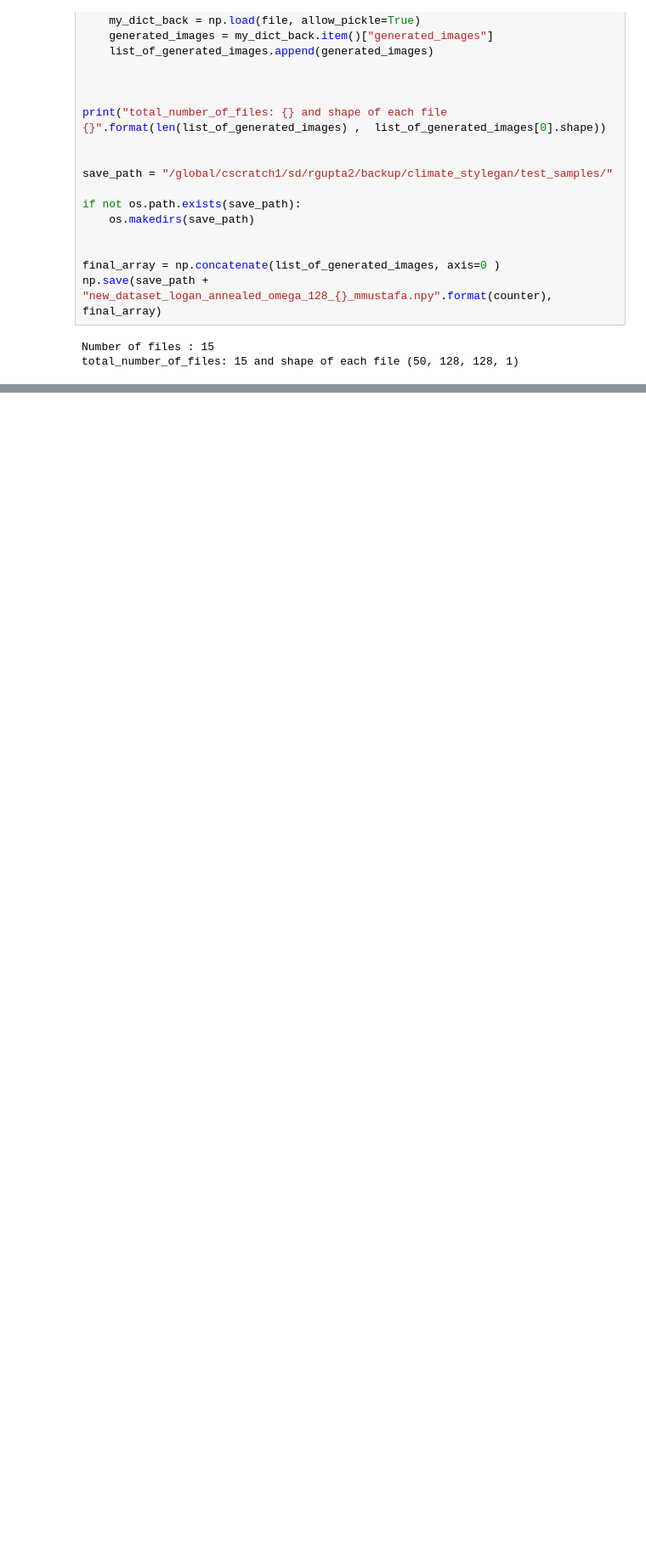
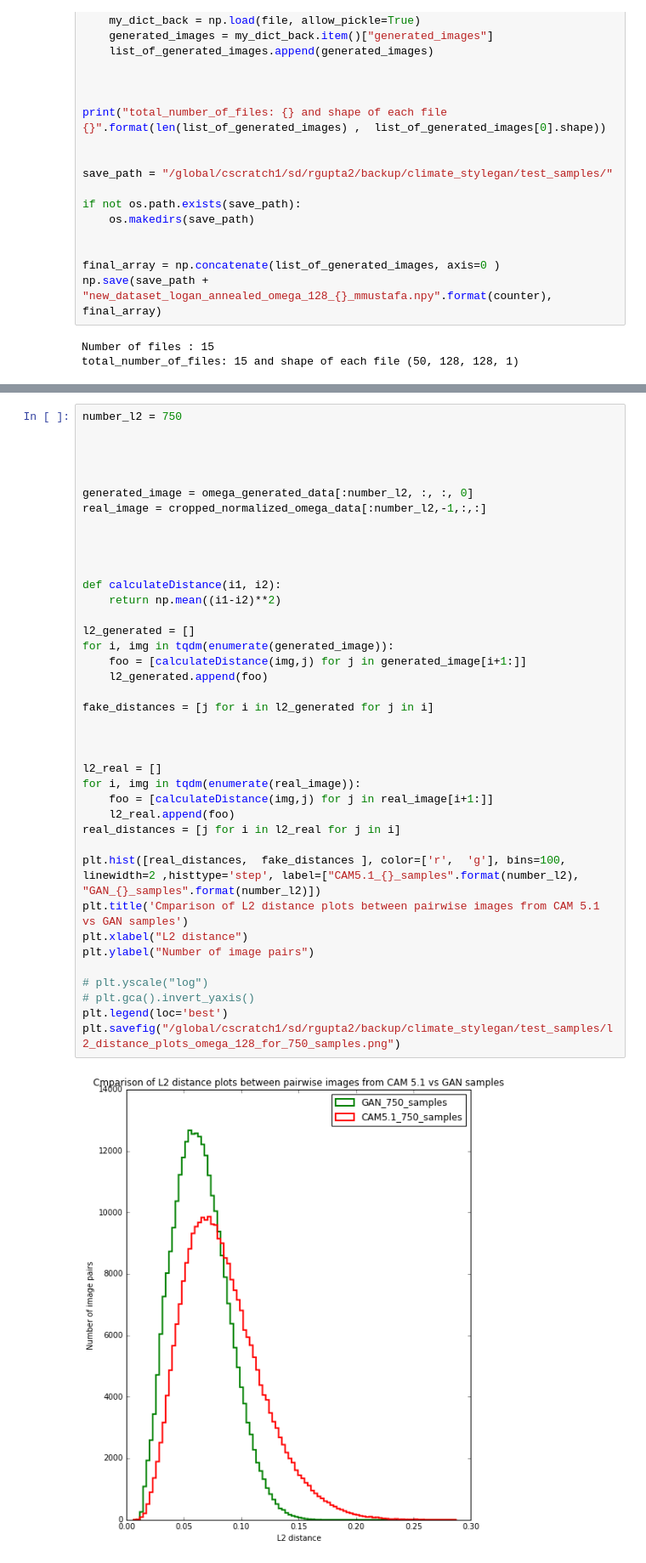
Before and after one commit to rishabh135/climate_stylegan, a Jupyter notebook: jupyter_notebooks/collating_multiple_generated_np_files.ipynb, the cells around one changed output, grey strips where cells are left out. Shown: that part at 85% size. Saved outputs shown, nothing was run; the diff lists cells and outputs as text; blank space fills up the shorter version.

```diff
--- a/jupyter_notebooks/collating_multiple_generated_np_files.ipynb
+++ b/jupyter_notebooks/collating_multiple_generated_np_files.ipynb
@@ -1152,0 +1153,41 @@ plt.legend(loc='best')
+# %%
+number_l2 = 750
+
+
+
+
+generated_image = omega_generated_data[:number_l2, :, :, 0]
+real_image = cropped_normalized_omega_data[:number_l2,-1,:,:]
+
+
+
+
+def calculateDistance(i1, i2):
+    return np.mean((i1-i2)**2)
+
+l2_generated = []
+for i, img in tqdm(enumerate(generated_image)):
+    foo = [calculateDistance(img,j) for j in generated_image[i+1:]]
+    l2_generated.append(foo)
+
+fake_distances = [j for i in l2_generated for j in i]
+
+
+
+l2_real = []
+for i, img in tqdm(enumerate(real_image)):
+    foo = [calculateDistance(img,j) for j in real_image[i+1:]]
+    l2_real.append(foo)
+real_distances = [j for i in l2_real for j in i]
+
+plt.hist([real_distances,  fake_distances ], color=['r',  'g'], bins=100, linewidth=2 ,histtype='step', label=["CAM5.1_{}_samples".format(number_l2),  "GAN_{}_samples".format(number_l2)])
+plt.title('Cmparison of L2 distance plots between pairwise images from CAM 5.1 vs GAN samples')
+plt.xlabel("L2 distance")
+plt.ylabel("Number of image pairs")
+
+# plt.yscale("log")
+# plt.gca().invert_yaxis()
+plt.legend(loc='best')
+plt.savefig("/global/cscratch1/sd/rgupta2/backup/climate_stylegan/test_samples/l2_distance_plots_omega_128_for_750_samples.png")
+# %% [output]
+[figure, added]
```
Also changed, not shown: parts of 3 cells of this notebook, 9 other files.
